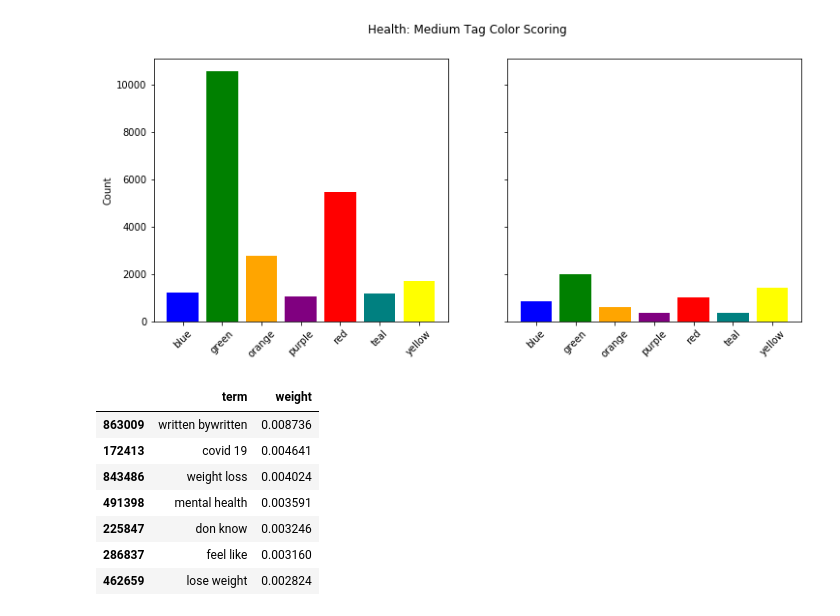
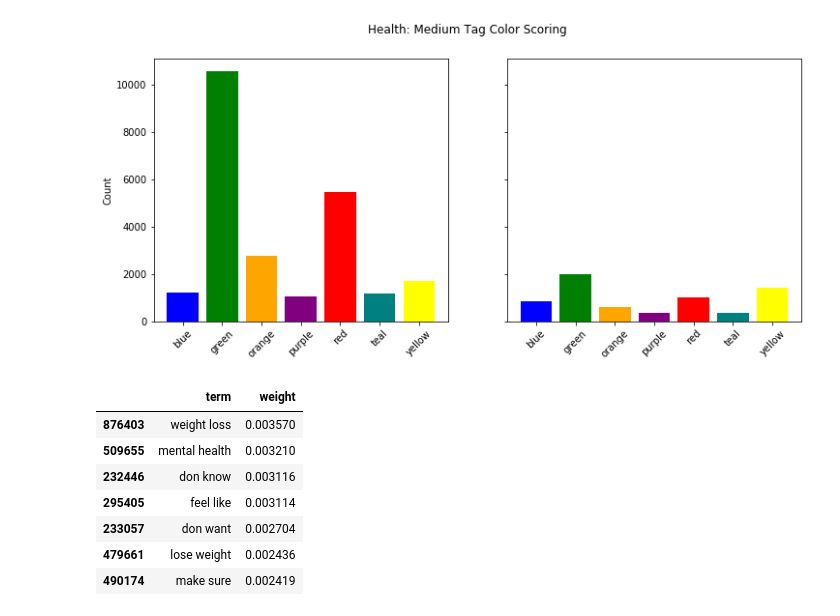
Before and after one commit to gitw3ll/content_recommendation_engine, a Jupyter notebook: text-analysis/medium_tag_scoring.ipynb, the cells around one changed output. Saved outputs shown, nothing was run; the diff lists cells and outputs as text; code cells hidden in the pictures.

Commit message:
Themes use cleaned text

```diff
--- a/text-analysis/medium_tag_scoring.ipynb
+++ b/text-analysis/medium_tag_scoring.ipynb
@@ -119,36 +118,36 @@ plt.show()
 # %%
 # Find two-word themes
 from sklearn.feature_extraction.text import TfidfTransformer
 transformer = TfidfTransformer()
 
 cv_unigram = CountVectorizer(ngram_range = (1,1), stop_words='english')
 cv_bigram = CountVectorizer(ngram_range = (2,2), stop_words='english')
 
 def unigram_themes(data):
     data_cv_stop = cv_unigram.fit_transform(data)
     transformed_weights = transformer.fit_transform(data_cv_stop)
     weights = np.asarray(transformed_weights.mean(axis=0)).ravel().tolist()
     weights_df = pd.DataFrame({'term': cv_unigram.get_feature_names(), 'weight': weights})
     return weights_df.sort_values(by='weight', ascending=False).head(7)
 
 def bigram_themes(data):
     data_cv_stop = cv_bigram.fit_transform(data)
     transformed_weights = transformer.fit_transform(data_cv_stop)
     weights = np.asarray(transformed_weights.mean(axis=0)).ravel().tolist()
     weights_df = pd.DataFrame({'term': cv_bigram.get_feature_names(), 'weight': weights})
     return weights_df.sort_values(by='weight', ascending=False).head(7)
 
 #unigram_themes(clean_corpus)
-bigram_themes(list(top_articles['corpus']))
+bigram_themes(list(top_articles['clean_corpus']))
 # %% [output]
 |  | term | weight |
-| 863009 | written bywritten | 0.008736 |
-| 172413 | covid 19 | 0.004641 |
-| 843486 | weight loss | 0.004024 |
-| 491398 | mental health | 0.003591 |
-| 225847 | don know | 0.003246 |
-| 286837 | feel like | 0.003160 |
-| 462659 | lose weight | 0.002824 |
+| 876403 | weight loss | 0.003570 |
+| 509655 | mental health | 0.003210 |
+| 232446 | don know | 0.003116 |
+| 295405 | feel like | 0.003114 |
+| 233057 | don want | 0.002704 |
+| 479661 | lose weight | 0.002436 |
+| 490174 | make sure | 0.002419 |
 # %%
 # Aggregate color word counts
 data_words = data_df.groupby('color').apply(lambda x: dict(zip(x['word'], x['count']))).rename('words')
```
Also changed, not shown: parts of 5 cells of this notebook.
